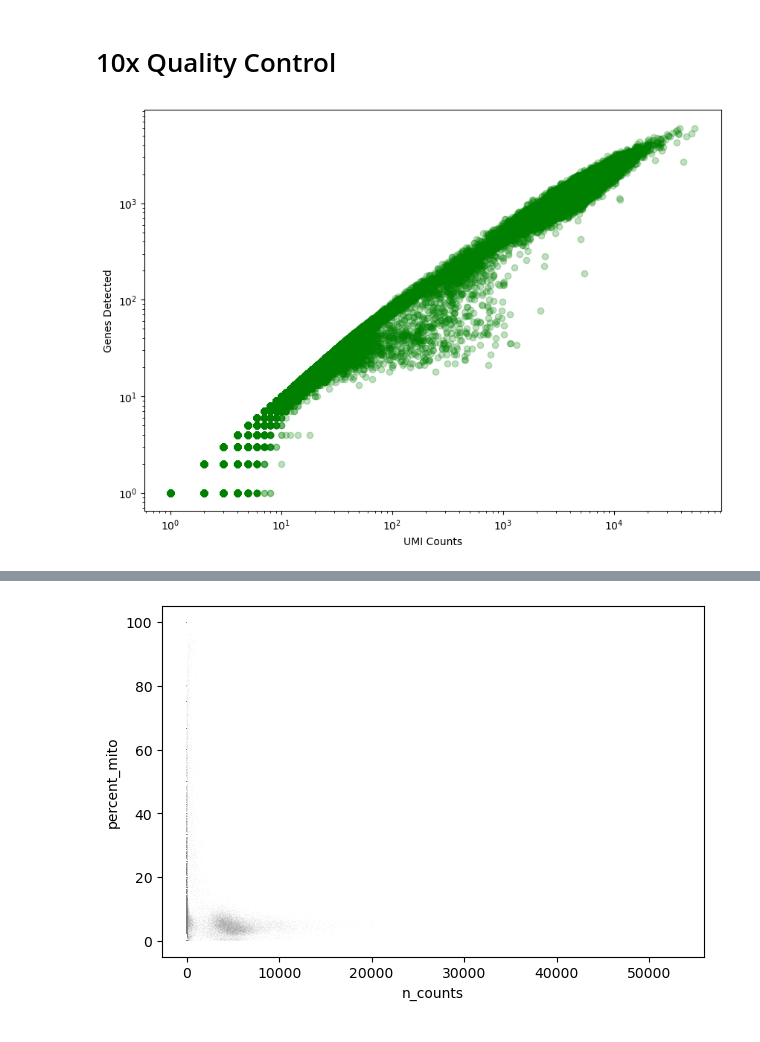
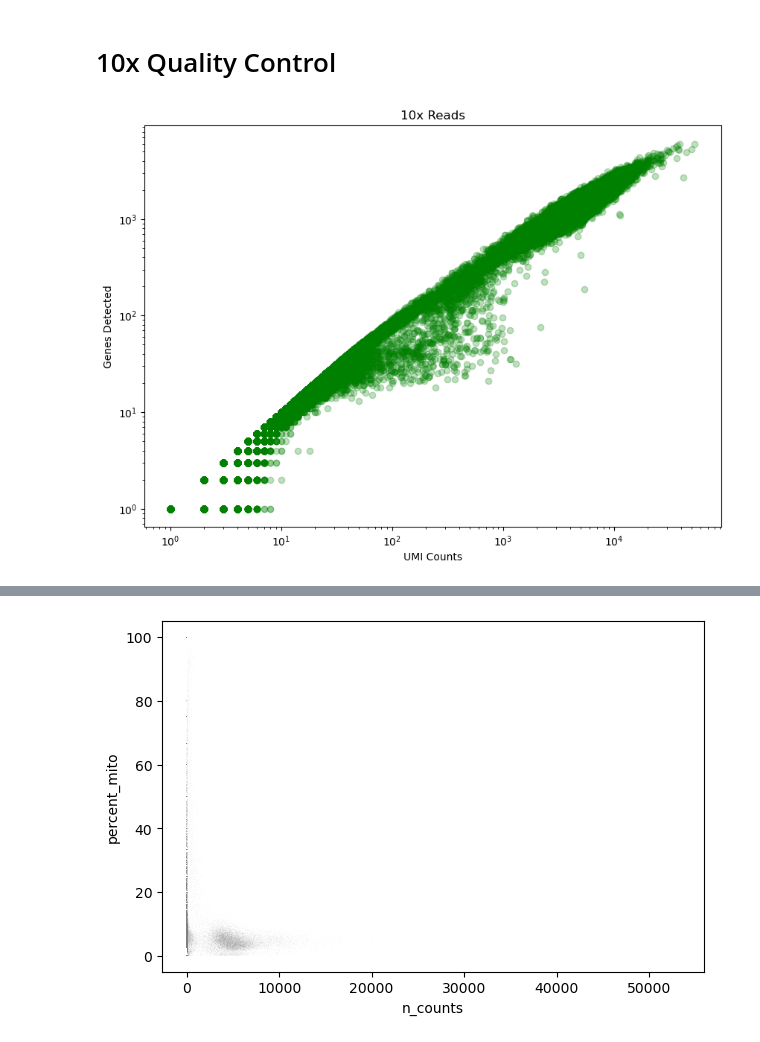
Before and after one commit to mcaskey6/10XvParse, a Jupyter notebook: Analysis 3/10x_test.ipynb, the cells around one changed output, grey strips where cells are left out. Drawn from its saved outputs; the diff is of its cells as text; code cells hidden in the pictures.

Commit message:
Cleaned up code and added analyses by sample for Analysis 3

```diff
--- a/Analysis 3/10x_test.ipynb
+++ b/Analysis 3/10x_test.ipynb
@@ -66,10 +67,3 @@ spots read      : 203,134,663
 spots read      : 254,103,388
 reads read      : 508,206,776
 reads written   : 508,206,776
-# %%
-batch_file = "batch/10x_batch.txt"
-with open(batch_file, "w") as batch:
-    for file in file_names:
-        fastq_files = [outdir + fasta_folder + file + "_1.fastq.gz",
-                   outdir + fasta_folder + file + "_2.fastq.gz"]
-        batch.write(f"{file}\t{fastq_files[0]}\t{fastq_files[1]}\n")
@@ -148,39 +114,43 @@ from pybiomart import Server
 # %% [markdown]
 # Preprocess
 # %%
-data = anndata.read_h5ad(outdir+'10x_out/counts_unfiltered/adata.h5ad')
+sample_datasets = []
+for name in sample_names:
+    data = anndata.read_h5ad(outdir+f"10x_{name}_out/counts_unfiltered/adata.h5ad")
+    data.uns['name'] = name
 
-#read in gene names and replace as index
-data.var['gene_codes'] = data.var.index.tolist()
+    #read in gene names and replace as index
+    data.var['gene_ids'] = data.var.index.tolist()
 
-gene_names = []
+    gene_names = []
+    with open(outdir+f"10x_{name}_out/counts_unfiltered/cells_x_genes.genes.names.txt", 'r') as file:
+        for line in file:
+            gene_names.append(line.strip())
+    data.var_names = gene_names
 
-with open(outdir+'10x_out/counts_unfiltered/cells_x_genes.genes.names.txt', 'r') as file:
-    for line in file:
-        gene_names.append(line.strip())
+    # set up metadata for genes and cells
+    data.obs['n_counts'] = data.X.sum(axis=1).A1
+    sc.pp.filter_genes(data, min_cells=1)
+    sc.pp.filter_cells(data, min_genes=1)
 
-data.var_names = gene_names
-
-# set up metadata for genes and cells
-data.obs['n_genes'] = data.X.astype(bool).sum(axis=1).A1
-data.var['n_cells'] = data.X.astype(bool).sum(axis=0).A1
-data.obs['n_counts'] = data.X.sum(axis=1).A1
-sc.pp.filter_genes(data, min_cells=1)
-sc.pp.filter_cells(data, min_genes=1)
+    sample_datasets.append(data)
+all_data = anndata.concat(sample_datasets, axis='obs', fill_value=0, join='outer', label='sample', merge='first', keys=sample_names, index_unique='-')
+all_data.var['n_cells'] = sample_datasets[0].var['n_cells'].add(sample_datasets[1].var['n_cells'], fill_value=0)
 # %% [markdown]
 # 10x Quality Control
 # %%
 fig, ax = plt.subplots(figsize=(10, 7))
 
-x = np.asarray(data.X.sum(axis=1))[:,0]
-y = np.asarray(np.sum(data.X>0, axis=1))[:,0]
+x = np.asarray(all_data.X.sum(axis=1))[:,0]
+y = np.asarray(np.sum(all_data.X>0, axis=1))[:,0]
 
 ax.scatter(x, y, color="green", alpha=0.25)
 ax.set_xlabel("UMI Counts")
 ax.set_ylabel("Genes Detected")
 ax.set_xscale('log')
 ax.set_yscale('log', nonpositive='clip')
+ax.set_title("10x Reads")
 
 plt.show()
 # %% [output]
-[figure, old version]
+[figure, new version]
```
Also changed, not shown: parts of 21 cells of this notebook, 7 other files.
